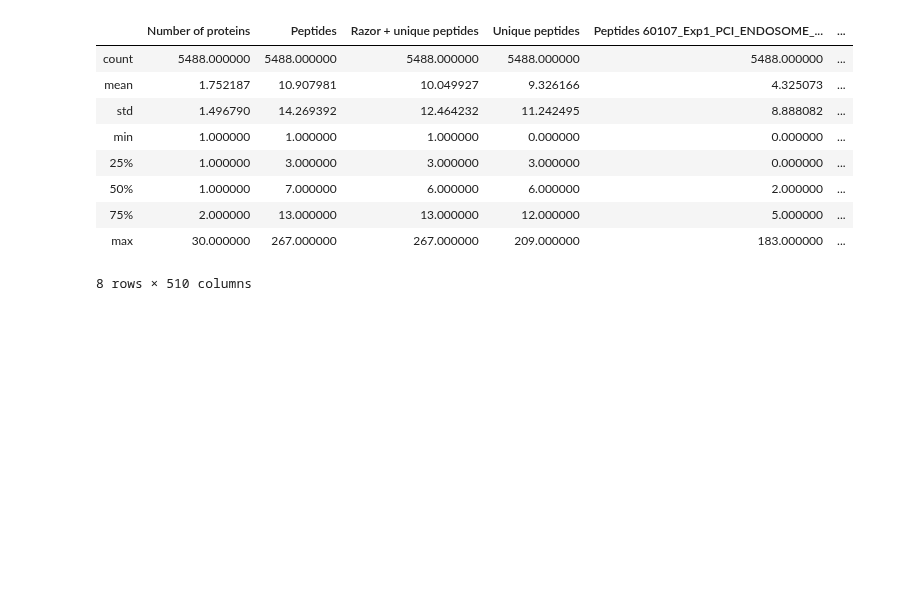
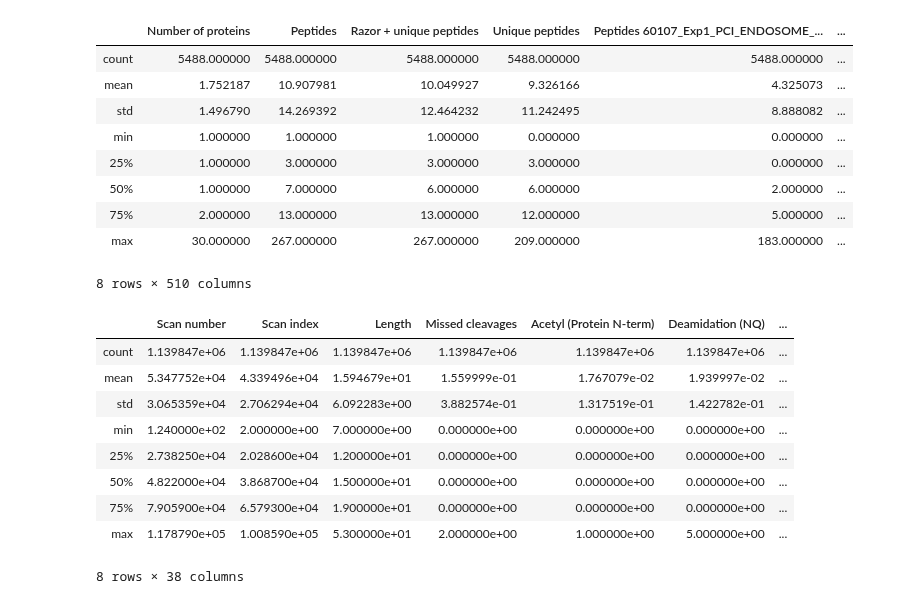
Before and after one commit to animesh/notebooks, a Jupyter notebook: PCI.ipynb, the cells around one changed output. Saved outputs shown, nothing was run; the diff lists cells and outputs as text; code cells hidden in the pictures; blank space fills up the shorter version.

```diff
--- a/PCI.ipynb
+++ b/PCI.ipynb
@@ -28,3 +37,19 @@ df.describe()
 | 75% | 2.000000 | 13.000000 | 13.000000 | 12.000000 | 5.000000 | ... |
 | max | 30.000000 | 267.000000 | 267.000000 | 209.000000 | 183.000000 | ... |
 8 rows × 510 columns
+# %%
+inpF="msms.txt"
+import pandas as pd
+df = pd.read_table(home/inpD/inpF)
+df.describe()
+# %% [output]
+|  | Scan number | Scan index | Length | Missed cleavages | Acetyl (Protein N-term) | Deamidation (NQ) | ... |
+| count | 1.139847e+06 | 1.139847e+06 | 1.139847e+06 | 1.139847e+06 | 1.139847e+06 | 1.139847e+06 | ... |
+| mean | 5.347752e+04 | 4.339496e+04 | 1.594679e+01 | 1.559999e-01 | 1.767079e-02 | 1.939997e-02 | ... |
+| std | 3.065359e+04 | 2.706294e+04 | 6.092283e+00 | 3.882574e-01 | 1.317519e-01 | 1.422782e-01 | ... |
+| min | 1.240000e+02 | 2.000000e+00 | 7.000000e+00 | 0.000000e+00 | 0.000000e+00 | 0.000000e+00 | ... |
+| 25% | 2.738250e+04 | 2.028600e+04 | 1.200000e+01 | 0.000000e+00 | 0.000000e+00 | 0.000000e+00 | ... |
+| 50% | 4.822000e+04 | 3.868700e+04 | 1.500000e+01 | 0.000000e+00 | 0.000000e+00 | 0.000000e+00 | ... |
+| 75% | 7.905900e+04 | 6.579300e+04 | 1.900000e+01 | 0.000000e+00 | 0.000000e+00 | 0.000000e+00 | ... |
+| max | 1.178790e+05 | 1.008590e+05 | 5.300000e+01 | 2.000000e+00 | 1.000000e+00 | 5.000000e+00 | ... |
+8 rows × 38 columns
```
Also changed, not shown: parts of 41 cells of this notebook, 1 other file.
